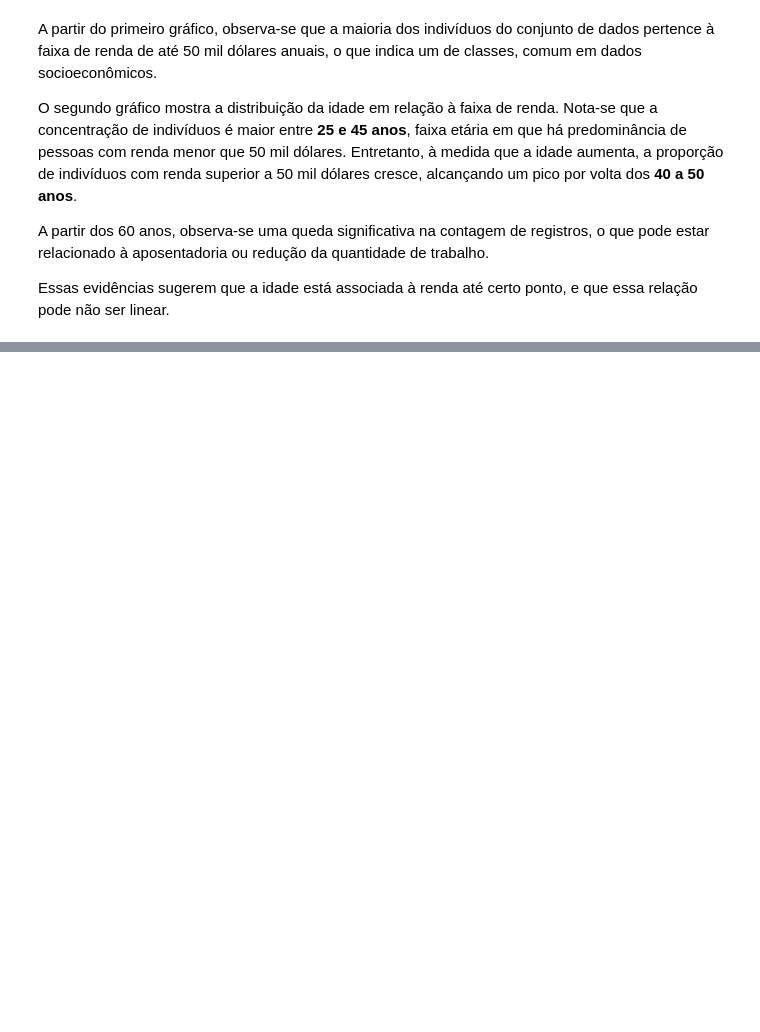
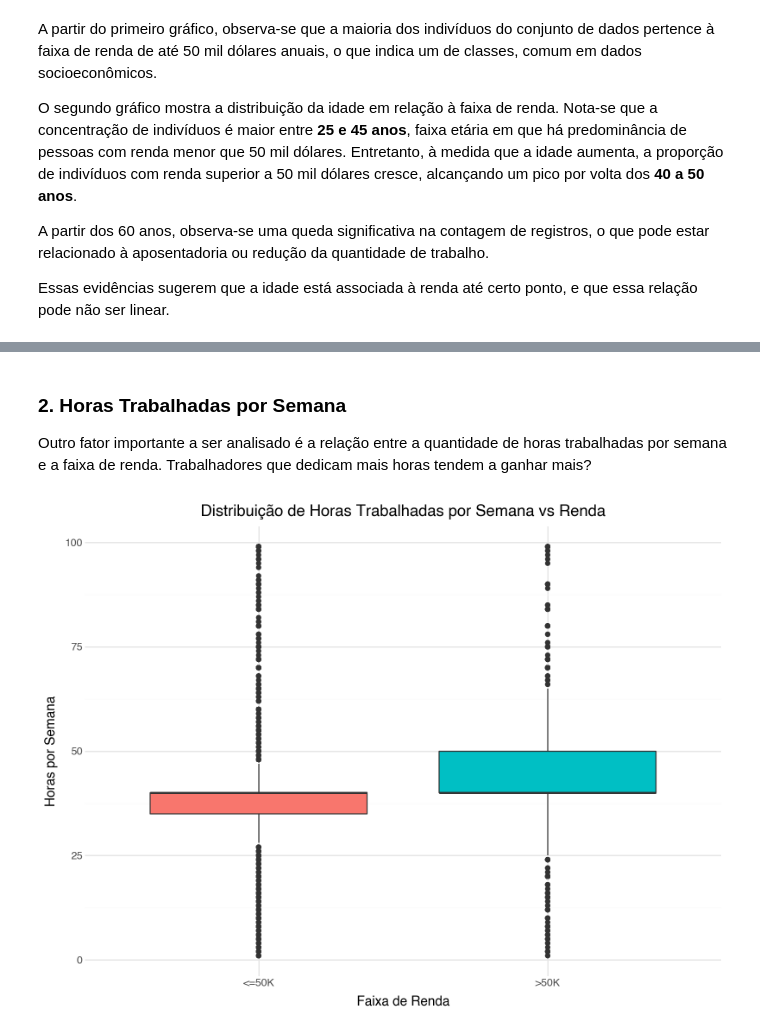
Before and after one commit to vivsoliveira/Adult-Census-Income, a Jupyter notebook: main.ipynb, the cells around one changed output, grey strips where cells are left out. Saved outputs shown, nothing was run; the diff lists cells and outputs as text; code cells hidden in the pictures; blank space fills up the shorter version.

```diff
--- a/main.ipynb
+++ b/main.ipynb
@@ -190,0 +271,15 @@ Essas evidências sugerem que a idade está associada à renda até certo ponto,
+# %% [markdown]
+### 2. Horas Trabalhadas por Semana
+
+Outro fator importante a ser analisado é a relação entre a quantidade de horas trabalhadas por semana e a faixa de renda. Trabalhadores que dedicam mais horas tendem a ganhar mais?
+# %%
+# Boxplot comparando horas trabalhadas entre faixas de renda
+(ggplot(df, aes(x='income', y='hours.per.week', fill='income')) +
+ geom_boxplot() +
+ labs(title='Distribuição de Horas Trabalhadas por Semana vs Renda',
+      x='Faixa de Renda',
+      y='Horas por Semana') +
+ theme_minimal() +
+ theme(figure_size=(8, 6), legend_position='none'))
+# %% [output]
+[figure, added]
```
Also changed, not shown: parts of 21 cells of this notebook, 2 other files.
